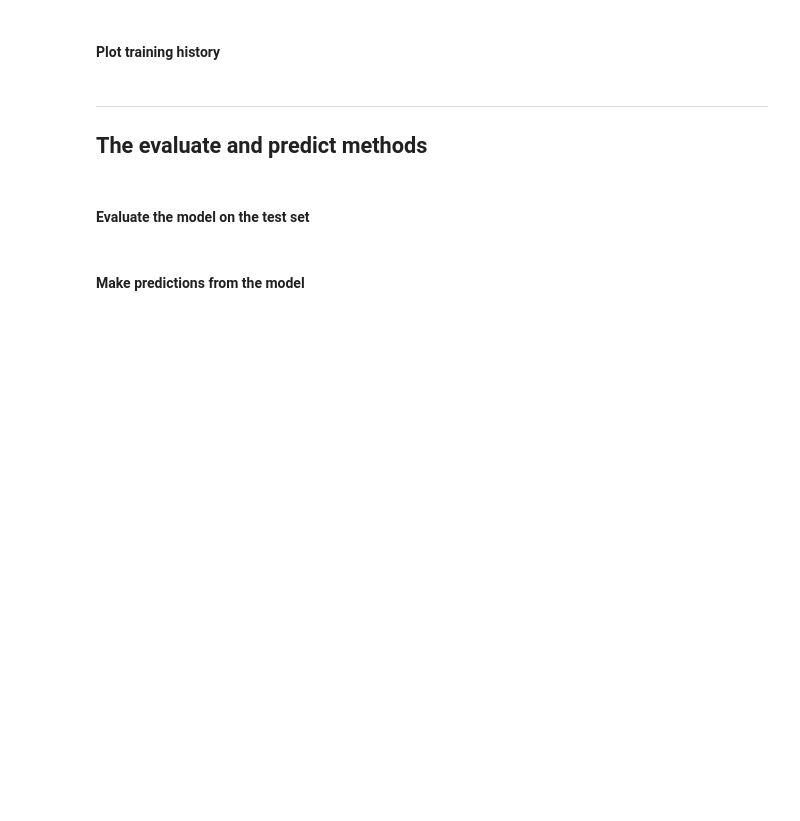
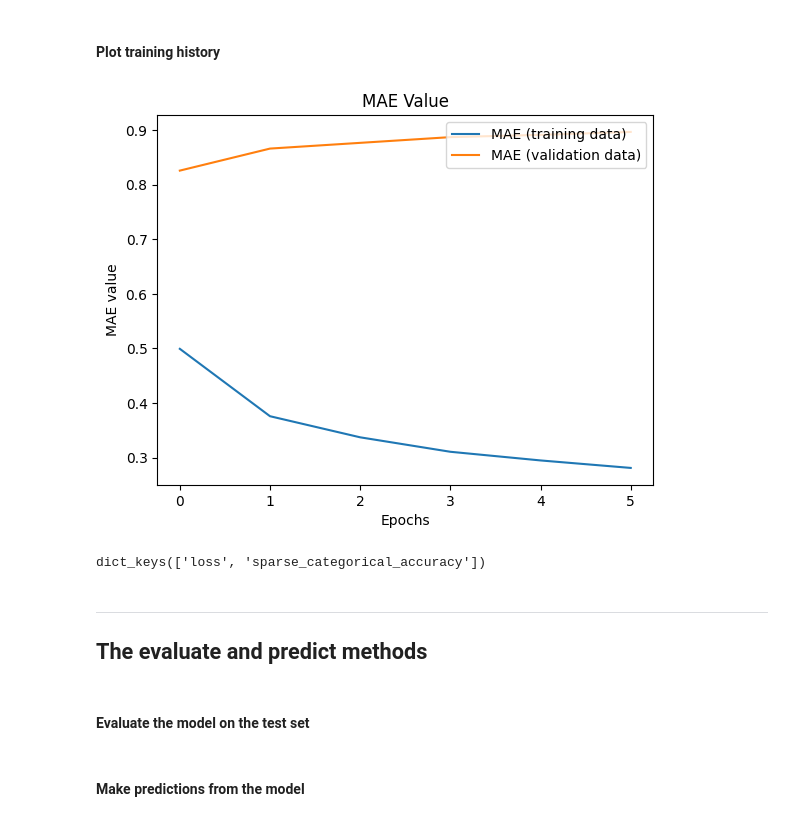
Before and after one commit to syedmeesamali/CourseraPlus, a Jupyter notebook: 2_TOOLS/2_TensorFlow/1_Coursera/TF2_Coursera_01.ipynb, the cells around one changed output. Drawn from its saved outputs; the diff is of its cells as text; code cells hidden in the pictures; blank space fills up the shorter version.

```diff
--- a/2_TOOLS/2_TensorFlow/1_Coursera/TF2_Coursera_01.ipynb
+++ b/2_TOOLS/2_TensorFlow/1_Coursera/TF2_Coursera_01.ipynb
@@ -117,10 +117,6 @@ plt.show()
 #### Fit the model
 # %%
 # Fit the model
-model.fit(
-    np.reshape(train_images, (-1, 28, 28)),
-    train_labels,
-    epochs=6
-)
+model.fit(np.reshape(train_images, (-1, 28, 28)),  train_labels,    epochs=6)
 # %% [output]
 Epoch 1/6
@@ -132,3 +137,19 @@ ValueError: Creating variables on a non-first call to a function decorated with
+# %%
+# Load the history into a pandas Dataframe
+# Plot history: MAE
+plt.plot(model.history.history['loss'], label='MAE (training data)')
+plt.plot(model.history.history['sparse_categorical_accuracy'], label='MAE (validation data)')
+plt.title('MAE Value')
+plt.ylabel('MAE value')
+plt.xlabel('Epochs')
+plt.legend(loc="upper right")
+plt.show()
+# %% [output]
+[figure, added]
+# %%
+print(model.history.history.keys())
+# %% [output]
+dict_keys(['loss', 'sparse_categorical_accuracy'])
 # %%
 # Make a plot for the loss
 # %%
```
Also changed, not shown: parts of 3 cells of this notebook.
